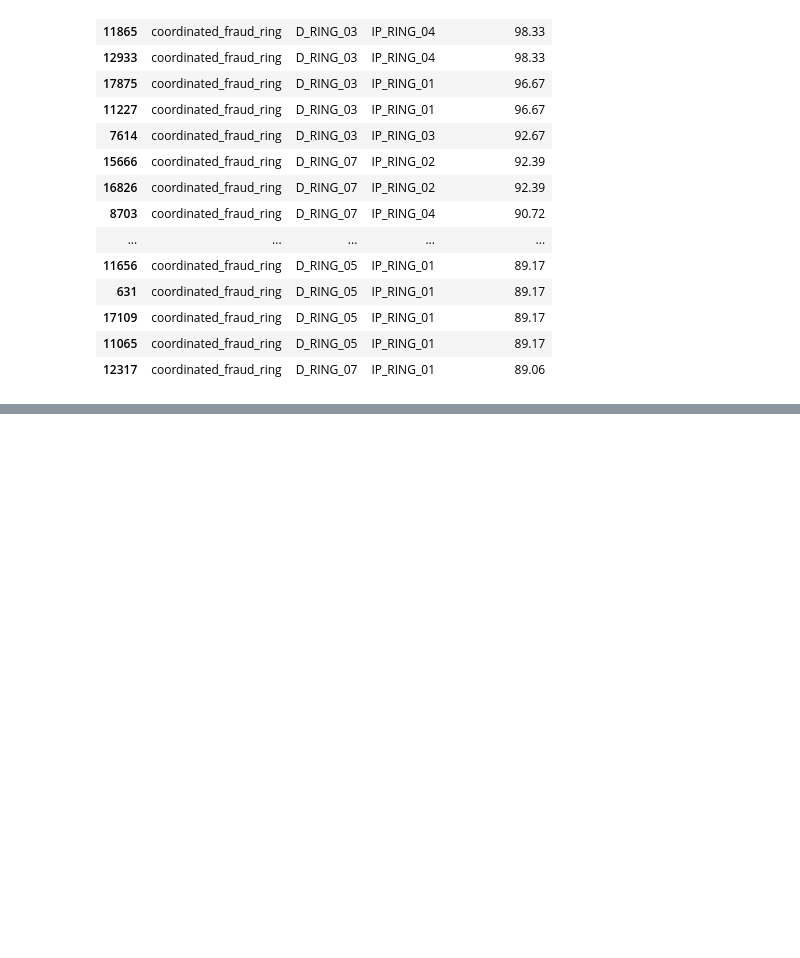
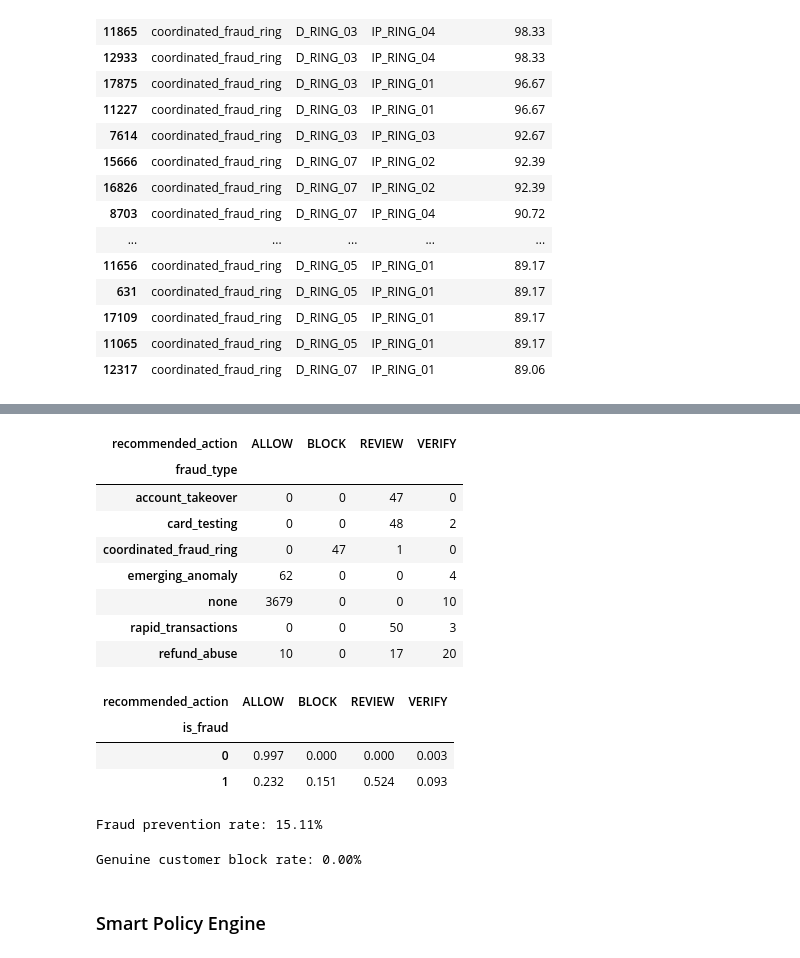
Before and after one commit to Mahakchoudhari/RazorAttack_Lab, a Jupyter notebook: notebooks/Model_01.ipynb, the cells around one changed output, grey strips where cells are left out. Saved outputs shown, nothing was run; the diff lists cells and outputs as text; code cells hidden in the pictures; blank space fills up the shorter version.

```diff
--- a/notebooks/Model_01.ipynb
+++ b/notebooks/Model_01.ipynb
@@ -1584,0 +1675,68 @@ test_results[
+# %%
+pd.crosstab(
+    test_results["fraud_type"],
+    test_results["recommended_action"]
+)
+# %% [output]
+| recommended_action | ALLOW | BLOCK | REVIEW | VERIFY |
+| fraud_type |  |  |  |  |
+| account_takeover | 0 | 0 | 47 | 0 |
+| card_testing | 0 | 0 | 48 | 2 |
+| coordinated_fraud_ring | 0 | 47 | 1 | 0 |
+| emerging_anomaly | 62 | 0 | 0 | 4 |
+| none | 3679 | 0 | 0 | 10 |
+| rapid_transactions | 0 | 0 | 50 | 3 |
+| refund_abuse | 10 | 0 | 17 | 20 |
+# %%
+pd.crosstab(
+    test_results["is_fraud"],
+    test_results["recommended_action"],
+    normalize="index"
+).round(3)
+# %% [output]
+| recommended_action | ALLOW | BLOCK | REVIEW | VERIFY |
+| is_fraud |  |  |  |  |
+| 0 | 0.997 | 0.000 | 0.000 | 0.003 |
+| 1 | 0.232 | 0.151 | 0.524 | 0.093 |
+# %%
+fraud_blocked = (
+    (test_results["is_fraud"] == 1) &
+    (test_results["recommended_action"] == "BLOCK")
+).sum()
+
+total_fraud = (
+    test_results["is_fraud"] == 1
+).sum()
+
+fraud_prevention_rate = (
+    fraud_blocked / total_fraud * 100
+)
+
+print(
+    f"Fraud prevention rate: "
+    f"{fraud_prevention_rate:.2f}%"
+)
+# %% [output]
+Fraud prevention rate: 15.11%
+# %%
+genuine_blocked = (
+    (test_results["is_fraud"] == 0) &
+    (test_results["recommended_action"] == "BLOCK")
+).sum()
+
+total_genuine = (
+    test_results["is_fraud"] == 0
+).sum()
+
+false_block_rate = (
+    genuine_blocked / total_genuine * 100
+)
+
+print(
+    f"Genuine customer block rate: "
+    f"{false_block_rate:.2f}%"
+)
+# %% [output]
+Genuine customer block rate: 0.00%
+# %% [markdown]
+### Smart Policy Engine
```
Also changed, not shown: parts of 17 cells of this notebook.
